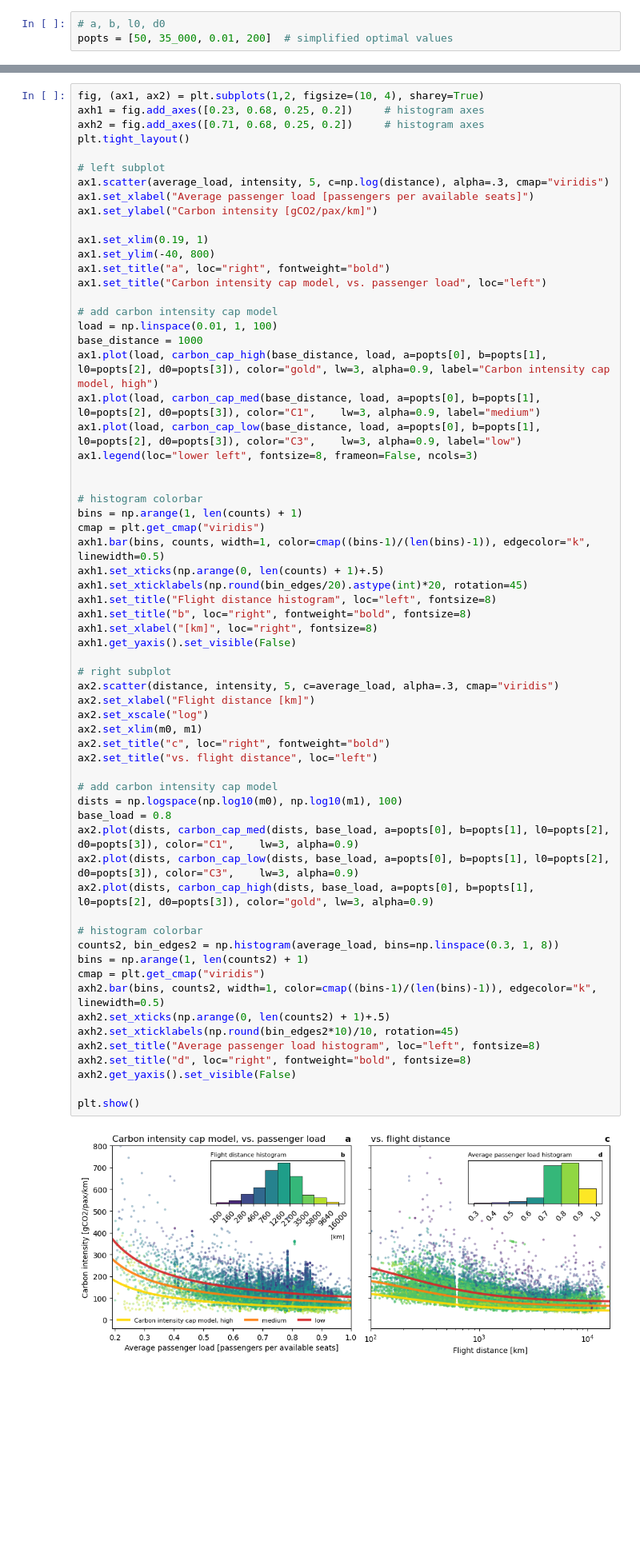
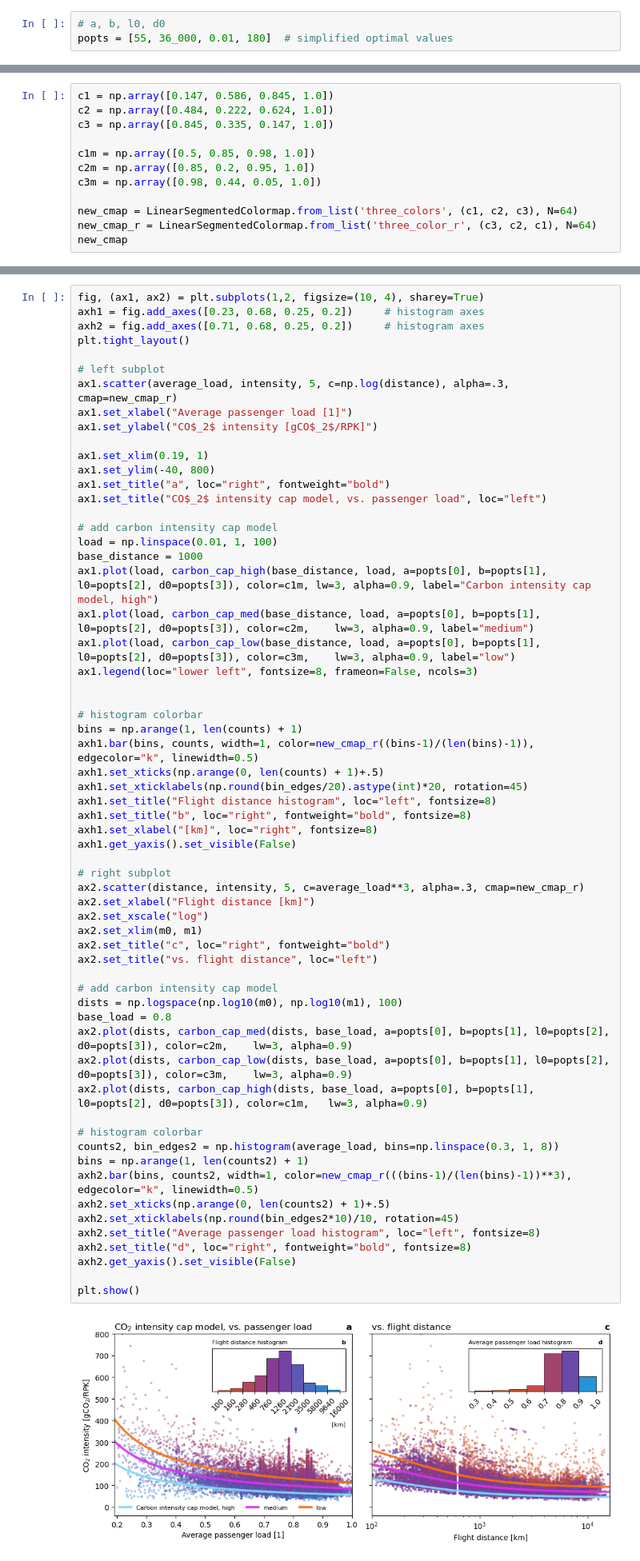
Before and after one commit to jorgecardleitao/aviation, a Jupyter notebook: plots/intensity_cap_models.ipynb, the cells around one changed output, grey strips where cells are left out. Shown: that part at 80% size. Cells and saved outputs as stored; diff of their text form; blank space fills up the shorter version.

Commit message:
intensity cap model with new colours

```diff
--- a/plots/intensity_cap_models.ipynb
+++ b/plots/intensity_cap_models.ipynb
@@ -146,6 +146,18 @@ d0: 182.91
 ### Simplified optimal parameters
 # %%
 # a, b, l0, d0
-popts = [50, 35_000, 0.01, 200]  # simplified optimal values
+popts = [55, 36_000, 0.01, 180]  # simplified optimal values
 # %% [markdown]
 # Plotting
+# %%
+c1 = np.array([0.147, 0.586, 0.845, 1.0])
+c2 = np.array([0.484, 0.222, 0.624, 1.0])
+c3 = np.array([0.845, 0.335, 0.147, 1.0])
+
+c1m = np.array([0.5, 0.85, 0.98, 1.0])
+c2m = np.array([0.85, 0.2, 0.95, 1.0])
+c3m = np.array([0.98, 0.44, 0.05, 1.0])
+
+new_cmap = LinearSegmentedColormap.from_list('three_colors', (c1, c2, c3), N=64)
+new_cmap_r = LinearSegmentedColormap.from_list('three_color_r', (c3, c2, c1), N=64)
+new_cmap
@@ -156,64 +170,62 @@ axh2 = fig.add_axes([0.71, 0.68, 0.25, 0.2])     # histogram axes
 plt.tight_layout()
 
 # left subplot
-ax1.scatter(average_load, intensity, 5, c=np.log(distance), alpha=.3, cmap="viridis")
-ax1.set_xlabel("Average passenger load [passengers per available seats]")
-ax1.set_ylabel("Carbon intensity [gCO2/pax/km]")
+ax1.scatter(average_load, intensity, 5, c=np.log(distance), alpha=.3, cmap=new_cmap_r)
+ax1.set_xlabel("Average passenger load [1]")
+ax1.set_ylabel("CO$_2$ intensity [gCO$_2$/RPK]")
 
 ax1.set_xlim(0.19, 1)
 ax1.set_ylim(-40, 800)
 ax1.set_title("a", loc="right", fontweight="bold")
-ax1.set_title("Carbon intensity cap model, vs. passenger load", loc="left")
+ax1.set_title("CO$_2$ intensity cap model, vs. passenger load", loc="left")
 
 # add carbon intensity cap model
 load = np.linspace(0.01, 1, 100)
 base_distance = 1000
-ax1.plot(load, carbon_cap_high(base_distance, load, a=popts[0], b=popts[1], l0=popts[2], d0=popts[3]), color="gold", lw=3, alpha=0.9, label="Carbon intensity cap model, high")
-ax1.plot(load, carbon_cap_med(base_distance, load, a=popts[0], b=popts[1], l0=popts[2], d0=popts[3]), color="C1",    lw=3, alpha=0.9, label="medium")
-ax1.plot(load, carbon_cap_low(base_distance, load, a=popts[0], b=popts[1], l0=popts[2], d0=popts[3]), color="C3",    lw=3, alpha=0.9, label="low")
+ax1.plot(load, carbon_cap_high(base_distance, load, a=popts[0], b=popts[1], l0=popts[2], d0=popts[3]), color=c1m, lw=3, alpha=0.9, label="Carbon intensity cap model, high")
+ax1.plot(load, carbon_cap_med(base_distance, load, a=popts[0], b=popts[1], l0=popts[2], d0=popts[3]), color=c2m,    lw=3, alpha=0.9, label="medium")
+ax1.plot(load, carbon_cap_low(base_distance, load, a=popts[0], b=popts[1], l0=popts[2], d0=popts[3]), color=c3m,    lw=3, alpha=0.9, label="low")
 ax1.legend(loc="lower left", fontsize=8, frameon=False, ncols=3)
 
 
 # histogram colorbar
 bins = np.arange(1, len(counts) + 1)
-cmap = plt.get_cmap("viridis")
-axh1.bar(bins, counts, width=1, color=cmap((bins-1)/(len(bins)-1)), edgecolor="k", linewidth=0.5)
+axh1.bar(bins, counts, width=1, color=new_cmap_r((bins-1)/(len(bins)-1)), edgecolor="k", linewidth=0.5)
 axh1.set_xticks(np.arange(0, len(counts) + 1)+.5)
 axh1.set_xticklabels(np.round(bin_edges/20).astype(int)*20, rotation=45)
 axh1.set_title("Flight distance histogram", loc="left", fontsize=8)
 axh1.set_title("b", loc="right", fontweight="bold", fontsize=8)
 axh1.set_xlabel("[km]", loc="right", fontsize=8)
 axh1.get_yaxis().set_visible(False)
 
 # right subplot
-ax2.scatter(distance, intensity, 5, c=average_load, alpha=.3, cmap="viridis")
+ax2.scatter(distance, intensity, 5, c=average_load**3, alpha=.3, cmap=new_cmap_r)
 ax2.set_xlabel("Flight distance [km]")
 ax2.set_xscale("log")
 ax2.set_xlim(m0, m1)
 ax2.set_title("c", loc="right", fontweight="bold")
 ax2.set_title("vs. flight distance", loc="left")
 
 # add carbon intensity cap model
 dists = np.logspace(np.log10(m0), np.log10(m1), 100)
 base_load = 0.8
-ax2.plot(dists, carbon_cap_med(dists, base_load, a=popts[0], b=popts[1], l0=popts[2], d0=popts[3]), color="C1",    lw=3, alpha=0.9)
-ax2.plot(dists, carbon_cap_low(dists, base_load, a=popts[0], b=popts[1], l0=popts[2], d0=popts[3]), color="C3",    lw=3, alpha=0.9)
-ax2.plot(dists, carbon_cap_high(dists, base_load, a=popts[0], b=popts[1], l0=popts[2], d0=popts[3]), color="gold", lw=3, alpha=0.9)
+ax2.plot(dists, carbon_cap_med(dists, base_load, a=popts[0], b=popts[1], l0=popts[2], d0=popts[3]), color=c2m,    lw=3, alpha=0.9)
+ax2.plot(dists, carbon_cap_low(dists, base_load, a=popts[0], b=popts[1], l0=popts[2], d0=popts[3]), color=c3m,    lw=3, alpha=0.9)
+ax2.plot(dists, carbon_cap_high(dists, base_load, a=popts[0], b=popts[1], l0=popts[2], d0=popts[3]), color=c1m,   lw=3, alpha=0.9)
 
 # histogram colorbar
 counts2, bin_edges2 = np.histogram(average_load, bins=np.linspace(0.3, 1, 8))
 bins = np.arange(1, len(counts2) + 1)
-cmap = plt.get_cmap("viridis")
-axh2.bar(bins, counts2, width=1, color=cmap((bins-1)/(len(bins)-1)), edgecolor="k", linewidth=0.5)
+axh2.bar(bins, counts2, width=1, color=new_cmap_r(((bins-1)/(len(bins)-1))**3), edgecolor="k", linewidth=0.5)
 axh2.set_xticks(np.arange(0, len(counts2) + 1)+.5)
 axh2.set_xticklabels(np.round(bin_edges2*10)/10, rotation=45)
 axh2.set_title("Average passenger load histogram", loc="left", fontsize=8)
 axh2.set_title("d", loc="right", fontweight="bold", fontsize=8)
 axh2.get_yaxis().set_visible(False)
 
 plt.show()
 # %% [output]
-[figure, old version]
+[figure, new version]
 # %% [markdown]
 Fig ?: Carbon intensity of flight connections as a function of (a) average passenger load and (c) flight distance (detours, holding included). Each marker denotes one flight connection between two airports. They are colour-coded with flight distance in (a) and passenger load in (c). The colourbar is visualised as a histogram in (b, d) respectively for (a, c). Note that (b, c) show flight distance on a logarithmic axis. A carbon intensity cap model (red, orange, yellow lines) is added as a simple model to represent an approximate industry standard of low, medium and high carbon efficiency (inverse of carbon intensity) for civil aviation. The medium models is a least-squares fit, representing an industry average, the low model has a 33% lower efficiency, the high model a 33% higher one.
 # %% [markdown]
```
Also changed, not shown: parts of 7 cells of this notebook.
